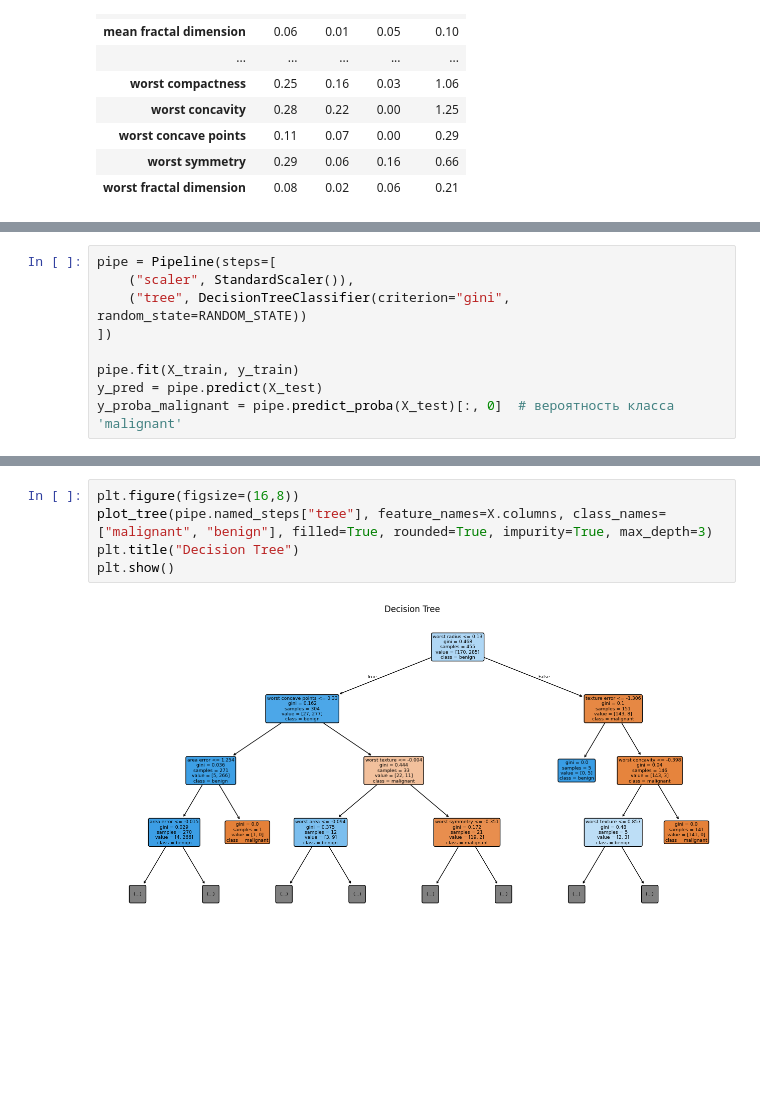
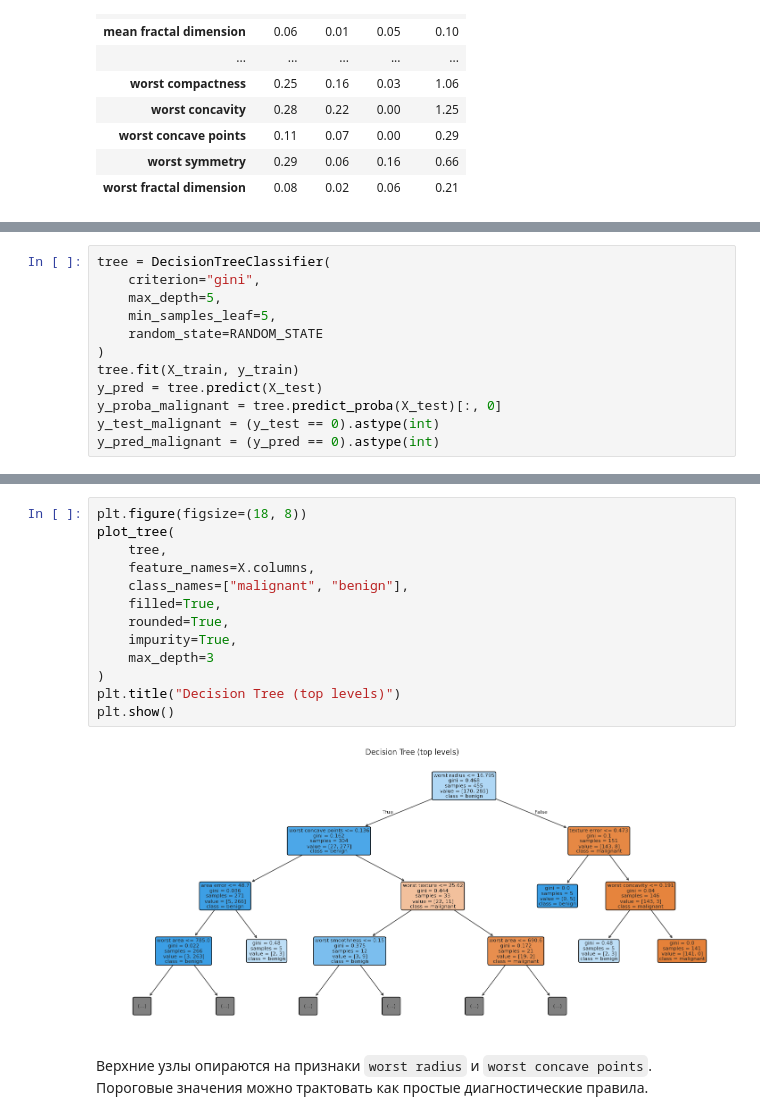
Before and after one commit to Akinara666/ml-playground, a Jupyter notebook: decision_tree/notebook.ipynb, the cells around one changed output, grey strips where cells are left out. Saved outputs shown, nothing was run; the diff lists cells and outputs as text; blank space fills up the shorter version.

```diff
--- a/decision_tree/notebook.ipynb
+++ b/decision_tree/notebook.ipynb
@@ -85,9 +112,12 @@ class_balance
 # %%
-pipe = Pipeline(steps=[
-    ("scaler", StandardScaler()),
-    ("tree", DecisionTreeClassifier(criterion="gini", random_state=RANDOM_STATE))
-])
-
-pipe.fit(X_train, y_train)
-y_pred = pipe.predict(X_test)
-y_proba_malignant = pipe.predict_proba(X_test)[:, 0]  # вероятность класса 'malignant'
+tree = DecisionTreeClassifier(
+    criterion="gini",
+    max_depth=5,
+    min_samples_leaf=5,
+    random_state=RANDOM_STATE
+)
+tree.fit(X_train, y_train)
+y_pred = tree.predict(X_test)
+y_proba_malignant = tree.predict_proba(X_test)[:, 0]
+y_test_malignant = (y_test == 0).astype(int)
+y_pred_malignant = (y_pred == 0).astype(int)
@@ -170,7 +245,17 @@ plt.show()
 # %%
-plt.figure(figsize=(16,8))
-plot_tree(pipe.named_steps["tree"], feature_names=X.columns, class_names=["malignant", "benign"], filled=True, rounded=True, impurity=True, max_depth=3)
-plt.title("Decision Tree")
+plt.figure(figsize=(18, 8))
+plot_tree(
+    tree,
+    feature_names=X.columns,
+    class_names=["malignant", "benign"],
+    filled=True,
+    rounded=True,
+    impurity=True,
+    max_depth=3
+)
+plt.title("Decision Tree (top levels)")
 plt.show()
 # %% [output]
-[figure, old version]
+[figure, new version]
+# %% [markdown]
+Верхние узлы опираются на признаки `worst radius` и `worst concave points`. Пороговые значения можно трактовать как простые диагностические правила.
```
Also changed, not shown: parts of 30 cells of this notebook, 2 other files.
